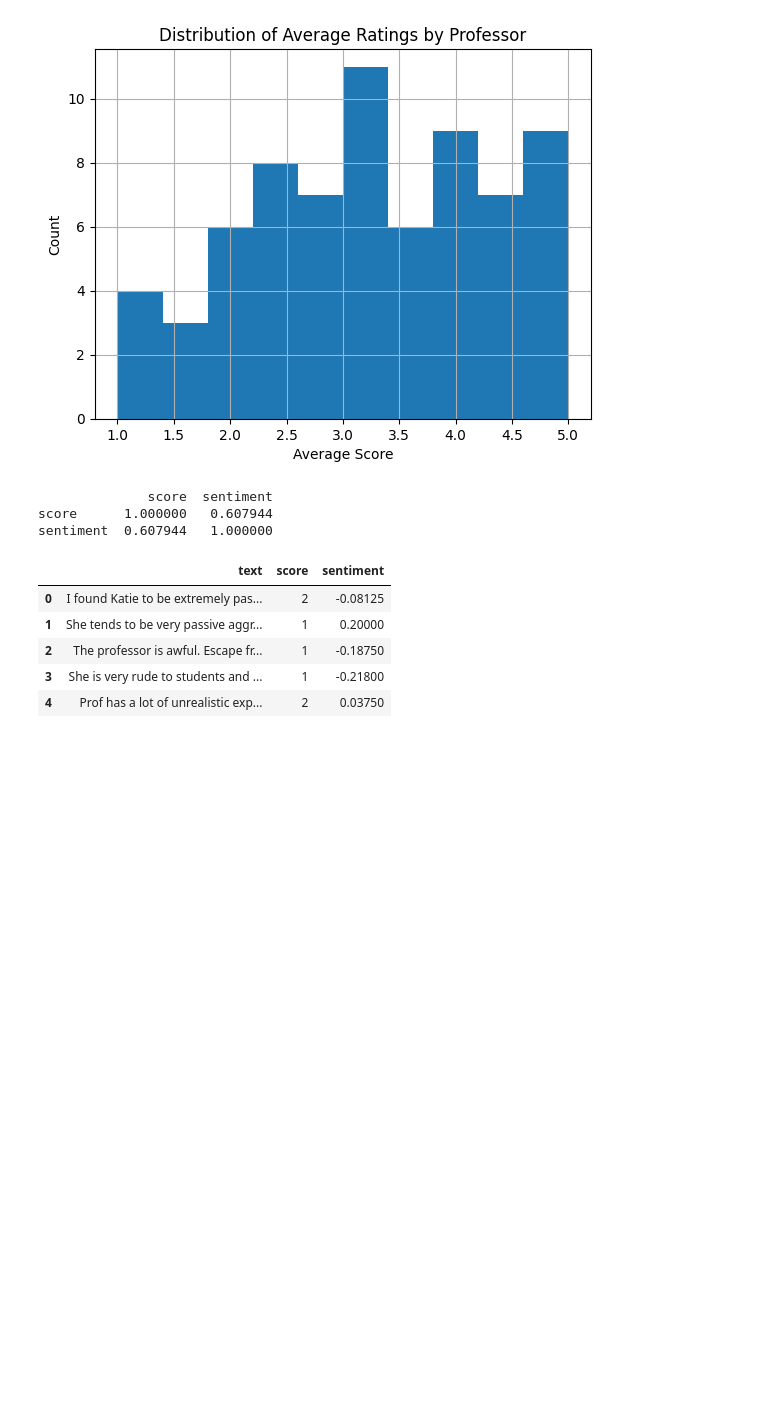
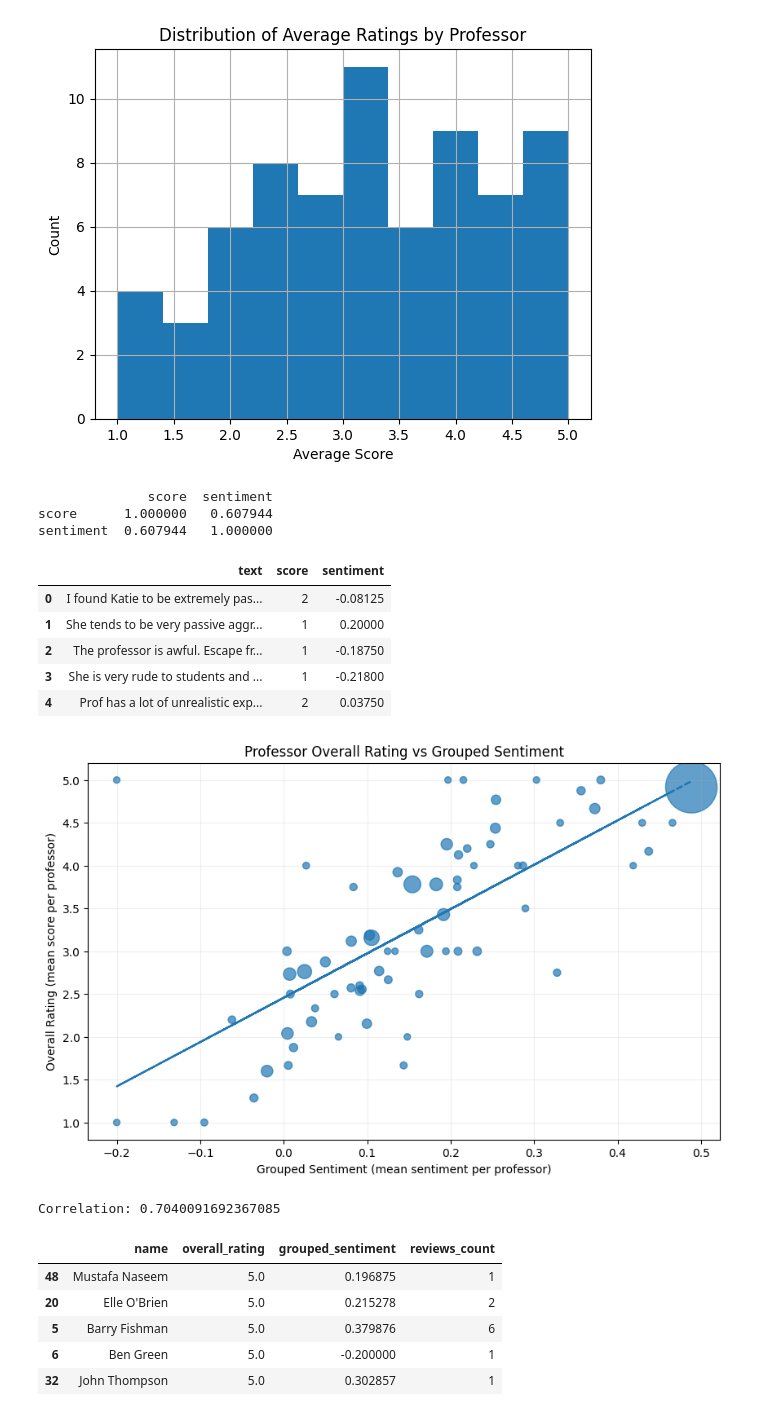
Before and after one commit to cwjng/si568-project3, a Jupyter notebook: main_project.ipynb, the cells around one changed output. Saved outputs shown, nothing was run; the diff lists cells and outputs as text; code cells hidden in the pictures; blank space fills up the shorter version.

```diff
--- a/main_project.ipynb
+++ b/main_project.ipynb
@@ -119,3 +167,46 @@ sentiment  0.607944   1.000000
 | 2 | The professor is awful. Escape fr... | 1 | -0.18750 |
 | 3 | She is very rude to students and ... | 1 | -0.21800 |
 | 4 | Prof has a lot of unrealistic exp... | 2 | 0.03750 |
+# %%
+professor_compare = (
+    merged_df.groupby("name", as_index=False)
+    .agg(
+        overall_rating=("score", "mean"),
+        grouped_sentiment=("sentiment", "mean"),
+        reviews_count=("post_id", "count"),
+    )
+    .dropna(subset=["overall_rating", "grouped_sentiment"])
+)
+
+plt.figure(figsize=(10, 6))
+plt.scatter(
+    professor_compare["grouped_sentiment"],
+    professor_compare["overall_rating"],
+    s=30 + professor_compare["reviews_count"] * 3,
+    alpha=0.7,
+)
+
+# Add a simple best-fit trend line
+x = professor_compare["grouped_sentiment"]
+y = professor_compare["overall_rating"]
+if len(professor_compare) > 1:
+    m, b = np.polyfit(x, y, 1)
+    plt.plot(x, m * x + b, linestyle="--")
+
+plt.title("Professor Overall Rating vs Grouped Sentiment")
+plt.xlabel("Grouped Sentiment (mean sentiment per professor)")
+plt.ylabel("Overall Rating (mean score per professor)")
+plt.grid(alpha=0.2)
+plt.show()
+
+print("Correlation:", professor_compare[["overall_rating", "grouped_sentiment"]].corr().iloc[0, 1])
+display(professor_compare.sort_values("overall_rating", ascending=False).head())
+# %% [output]
+[figure, added]
+Correlation: 0.7040091692367085
+|  | name | overall_rating | grouped_sentiment | reviews_count |
+| 48 | Mustafa Naseem | 5.0 | 0.196875 | 1 |
+| 20 | Elle O'Brien | 5.0 | 0.215278 | 2 |
+| 5 | Barry Fishman | 5.0 | 0.379876 | 6 |
+| 6 | Ben Green | 5.0 | -0.200000 | 1 |
+| 32 | John Thompson | 5.0 | 0.302857 | 1 |
```
Also changed, not shown: parts of 11 cells of this notebook, 1 other file.
